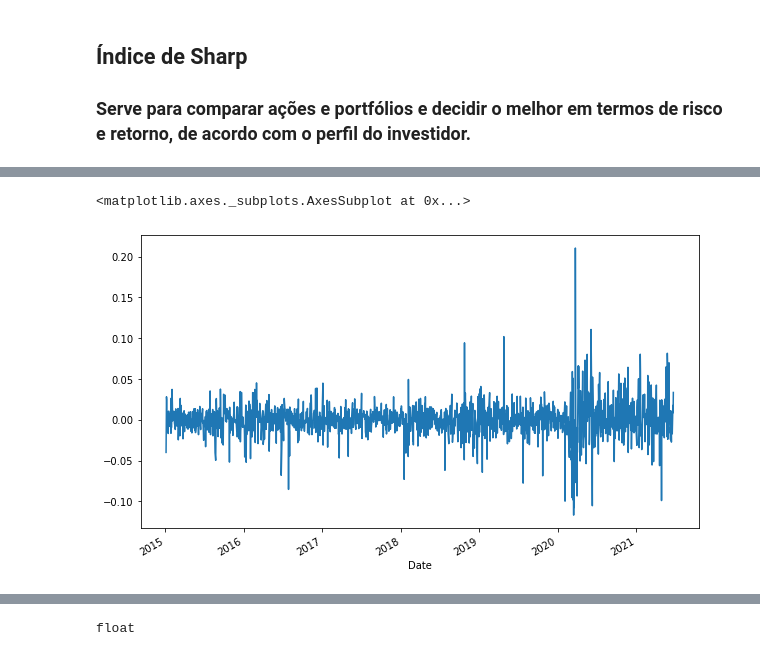
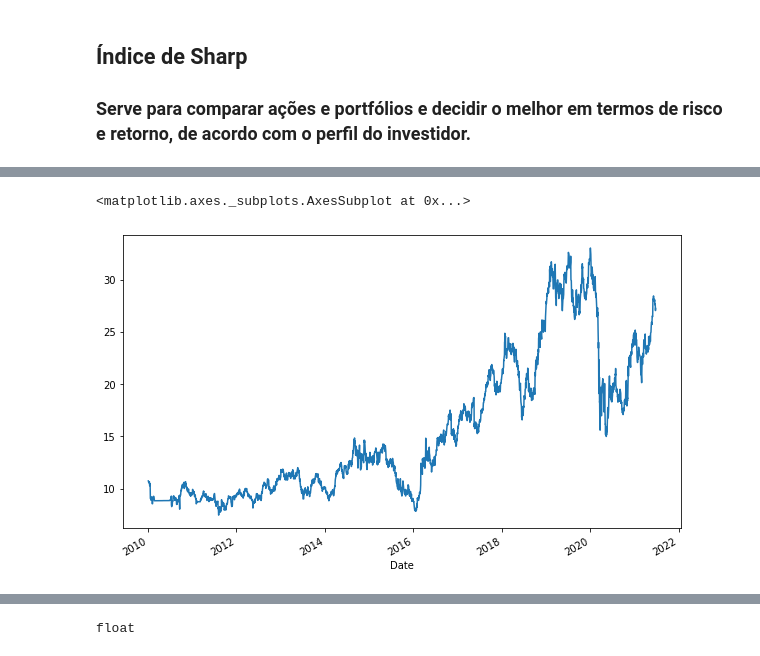
Before and after one commit to TiagoSpiandorello/Analise_de_portfolio_de_acoes, a Jupyter notebook: analise_portfolio.ipynb, the cells around one changed output, grey strips where cells are left out. Cells and saved outputs as stored; diff of their text form; code cells hidden in the pictures.

```diff
--- a/analise_portfolio.ipynb
+++ b/analise_portfolio.ipynb
@@ -718,5 +717,7 @@ data[acao].plot(figsize=(10,6))
-# %%
-log_returns_1.plot(figsize=(10,6))
-# %% [output]
-<matplotlib.axes._subplots.AxesSubplot at 0x...>
-[figure, removed]
+# %%
+# Gráfico com a evolução histórica do preço da ação
+
+bolsas[acao2].plot(figsize=(10,6))
+# %% [output]
+<matplotlib.axes._subplots.AxesSubplot at 0x...>
+[figure, added]
```
Also changed, not shown: parts of 53 cells of this notebook.
